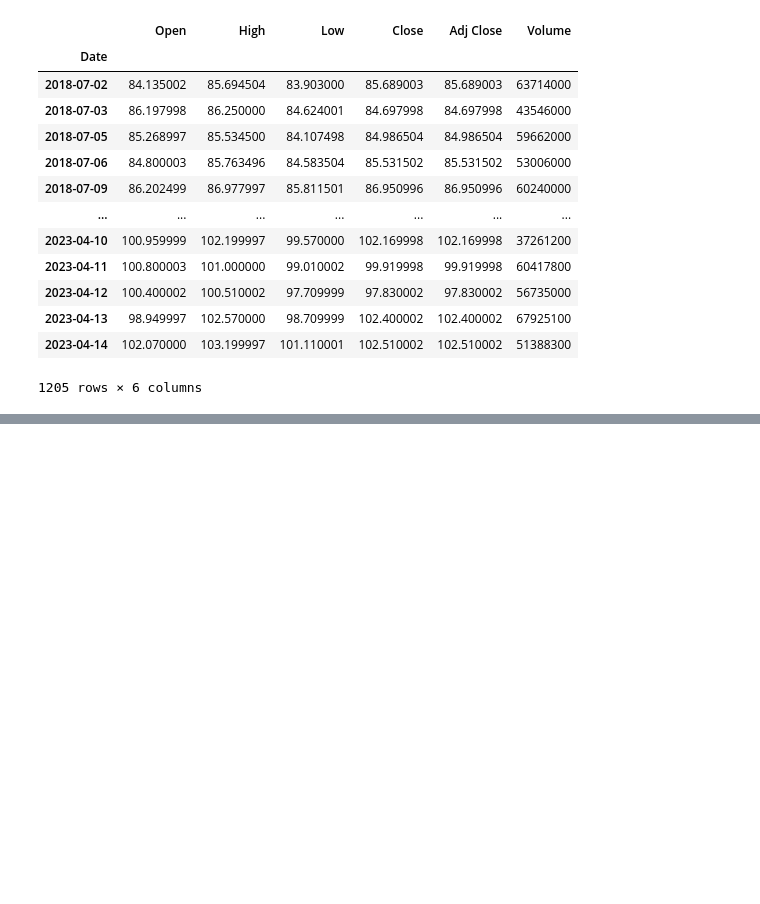
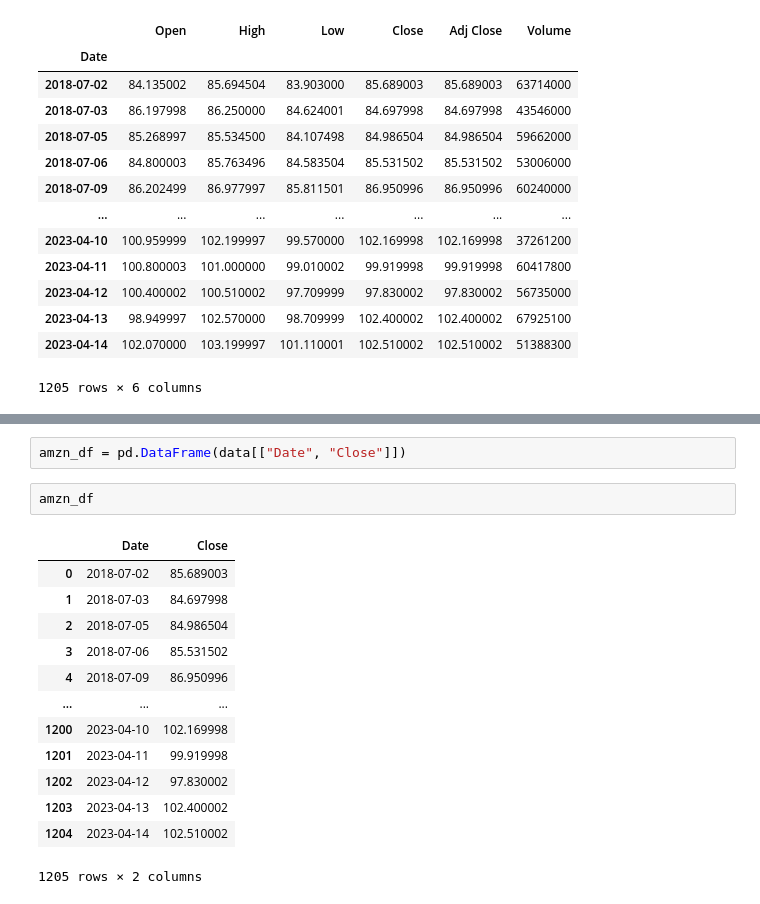
Before and after one commit to mrrkdas/Finance, a Jupyter notebook: Project/project.ipynb, the cells around one changed output, grey strips where cells are left out. Saved outputs shown, nothing was run; the diff lists cells and outputs as text; blank space fills up the shorter version.

```diff
--- a/Project/project.ipynb
+++ b/Project/project.ipynb
@@ -40,0 +52,18 @@ save_to_csv("AMZN", 2018, 7, 1, 2023, 4, 16)
+# %%
+amzn_df = pd.DataFrame(data[["Date", "Close"]])
+# %%
+amzn_df
+# %% [output]
+|  | Date | Close |
+| 0 | 2018-07-02 | 85.689003 |
+| 1 | 2018-07-03 | 84.697998 |
+| 2 | 2018-07-05 | 84.986504 |
+| 3 | 2018-07-06 | 85.531502 |
+| 4 | 2018-07-09 | 86.950996 |
+| ... | ... | ... |
+| 1200 | 2023-04-10 | 102.169998 |
+| 1201 | 2023-04-11 | 99.919998 |
+| 1202 | 2023-04-12 | 97.830002 |
+| 1203 | 2023-04-13 | 102.400002 |
+| 1204 | 2023-04-14 | 102.510002 |
+1205 rows × 2 columns
```
Also changed, not shown: parts of 11 cells of this notebook.
